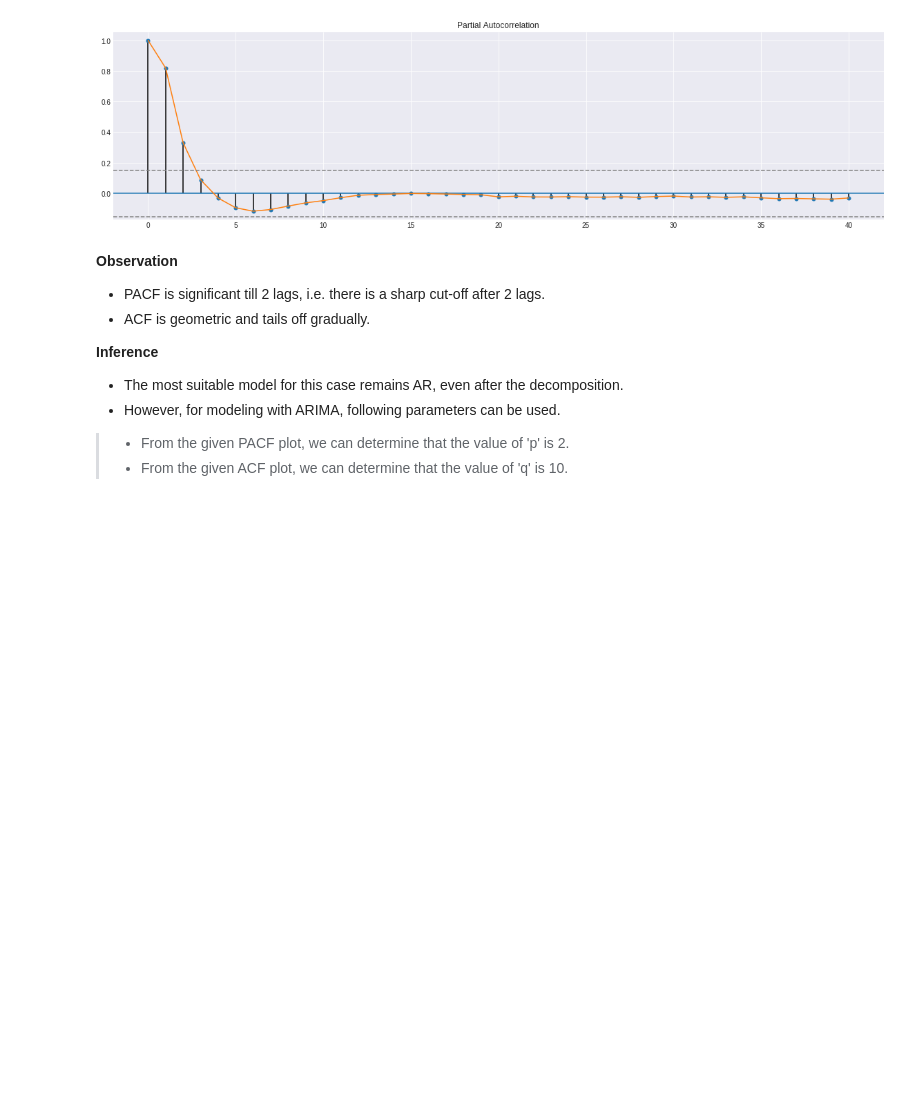
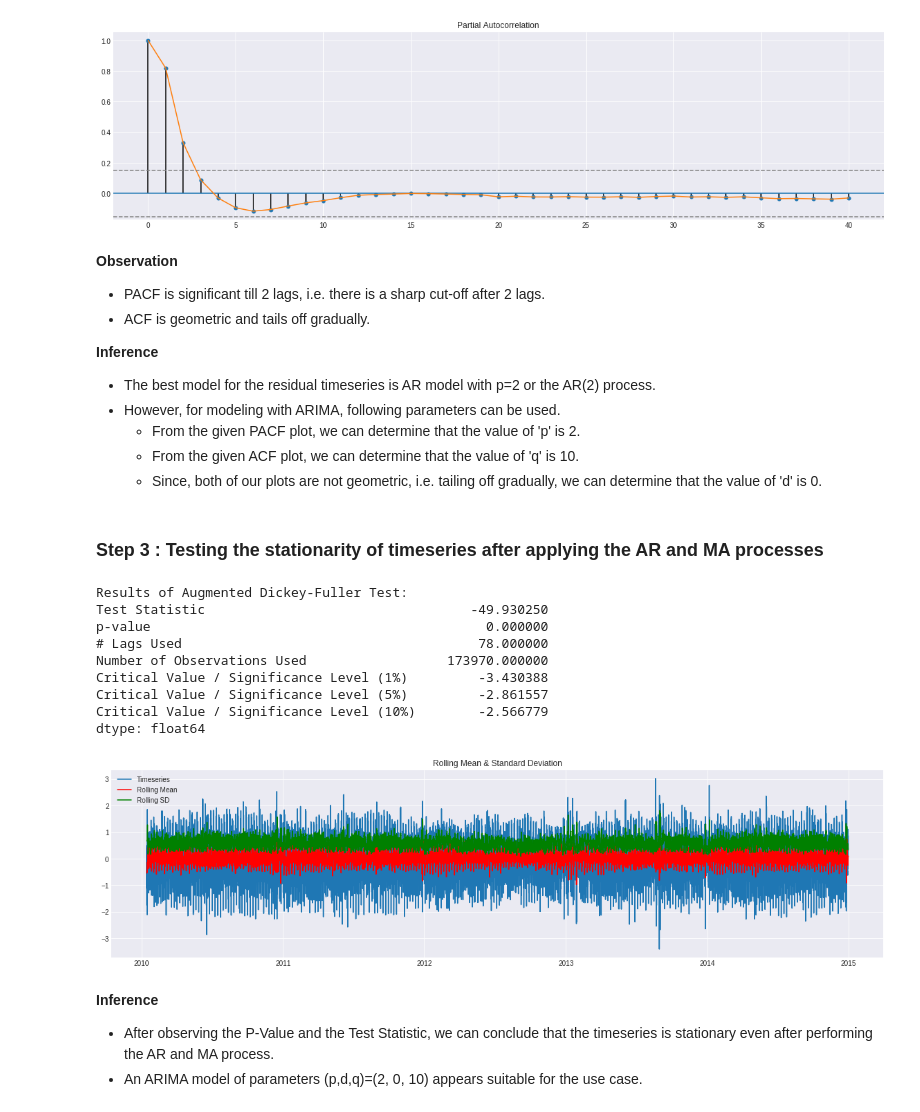
Before and after one commit to ankushjain2001/Traffic-Congestion-EDA, a Jupyter notebook: Traffic Congestion - Data Exploration.ipynb, the cells around one changed output. Cells and saved outputs as stored; diff of their text form; code cells hidden in the pictures; blank space fills up the shorter version.

Commit message:
Updated ARIMA parameters

```diff
--- a/Traffic Congestion - Data Exploration.ipynb
+++ b/Traffic Congestion - Data Exploration.ipynb
@@ -510,8 +513,31 @@ acf_pacf_plot(residualTS_Full_96, 40)
 - ACF is geometric and tails off gradually.
 
 **Inference**
-- The most suitable model for this case remains AR, even after the decomposition.
+- The best model for the residual timeseries is AR model with p=2 or the AR(2) process.
 - However, for modeling with ARIMA, following parameters can be used.
-
-> - From the given PACF plot, we can determine that the value of 'p' is 2.
-> - From the given ACF plot, we can determine that the value of 'q' is 10.
+    - From the given PACF plot, we can determine that the value of 'p' is 2.
+    - From the given ACF plot, we can determine that the value of 'q' is 10.
+    - Since, both of our plots are not geometric, i.e. tailing off gradually, we can determine that the value of 'd' is 0.
+# %% [markdown]
+### Step 3 : Testing the stationarity of timeseries after applying the AR and MA processes
+# %%
+x=residualTS_Full_96.diff(96*2) # AR process
+x=x.rolling(96*10).mean() #MA process
+x.dropna(inplace=True)
+#residualTS_Full_96
+stationarityTest(x)
+# %% [output]
+Results of Augmented Dickey-Fuller Test:
+Test Statistic                                  -49.930250
+p-value                                           0.000000
+# Lags Used                                      78.000000
+Number of Observations Used                  173970.000000
+Critical Value / Significance Level (1%)         -3.430388
+Critical Value / Significance Level (5%)         -2.861557
+Critical Value / Significance Level (10%)        -2.566779
+dtype: float64
+[figure, added]
+# %% [markdown]
+**Inference**
+- After observing the P-Value and the Test Statistic, we can conclude that the timeseries is stationary even after performing the AR and MA process.
+- An ARIMA model of parameters (p,d,q)=(2, 0, 10) appears suitable for the use case.
```
Also changed, not shown: parts of 4 cells of this notebook.
